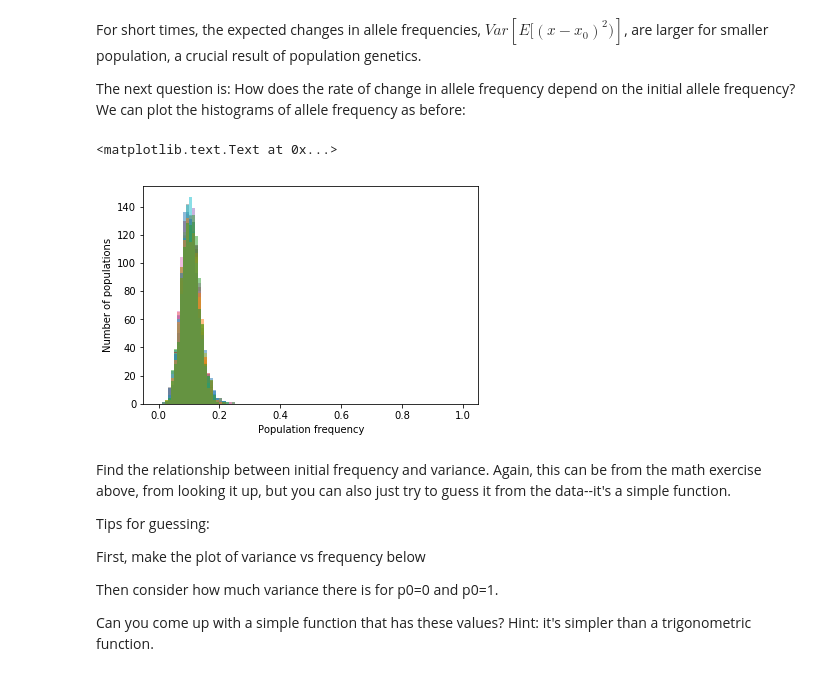
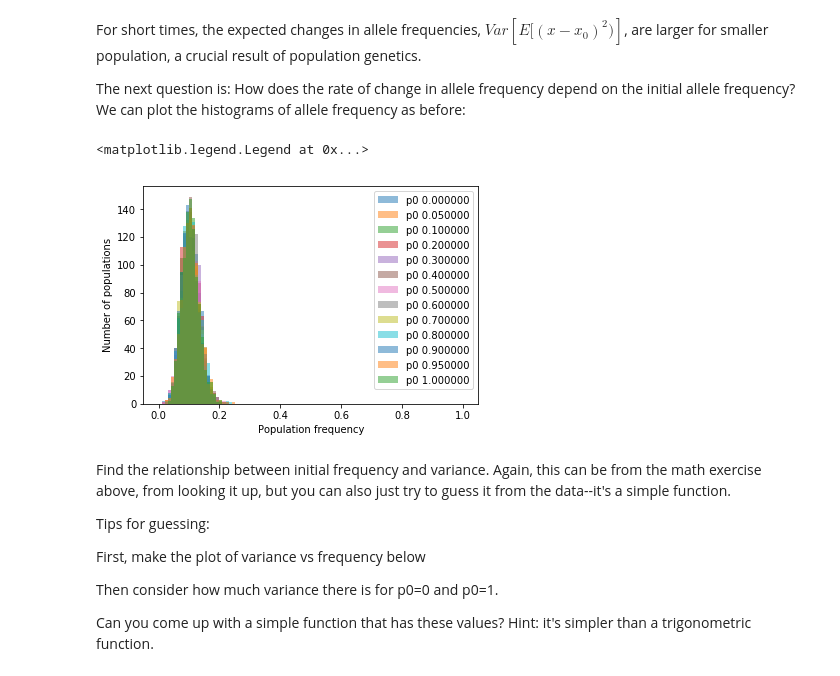
Before and after one commit to anushthakalia/Wright-Fisher-model, a Jupyter notebook: GSoC'18 CCCG Task-1.ipynb, the cells around one changed output. Drawn from its saved outputs; the diff is of its cells as text; code cells hidden in the pictures.

Commit message:
Added images and updated notebook

```diff
--- a/GSoC'18 CCCG Task-1.ipynb
+++ b/GSoC'18 CCCG Task-1.ipynb
@@ -555,21 +553,23 @@ The next question is: How does the rate of change in allele frequency depend on
 # %%
 ### 21
 histograms = []
 variances = []
 p0_list = np.array([0, 0.05, 0.1, 0.2, 0.3, 0.4, 0.5, .6, .7, .8,\
                     0.9, 0.95, 1])
 nGen = 1
 for p0 in p0_list:
     pops = [population(nInd, p0) for i in range(1000)]
     [pop.evolve(nGen) for pop in pops]
     sample = [pop.getTraj()[-1] for pop in pops]
     variances.append(np.var(sample))
-    histograms.append(plt.hist(sample, 100, alpha=0.5, range=(0,1)))
+    histograms.append(plt.hist(sample, 100, alpha=0.5, range=(0,1), label="p0 %f"\
+                               % ((p0,2),)))
 plt.xlabel("Population frequency")
 plt.ylabel("Number of populations")
+plt.legend()
 # %% [output]
-<matplotlib.text.Text at 0x...>
+<matplotlib.legend.Legend at 0x...>
-[figure, old version]
+[figure, new version]
 # %% [markdown]
 Find the relationship between initial frequency and variance. Again, this can be from the math exercise above, from looking it up, but you can also just try to guess it from the data--it's a simple function.
 
```
Also changed, not shown: parts of 3 cells of this notebook, 4 other files.
